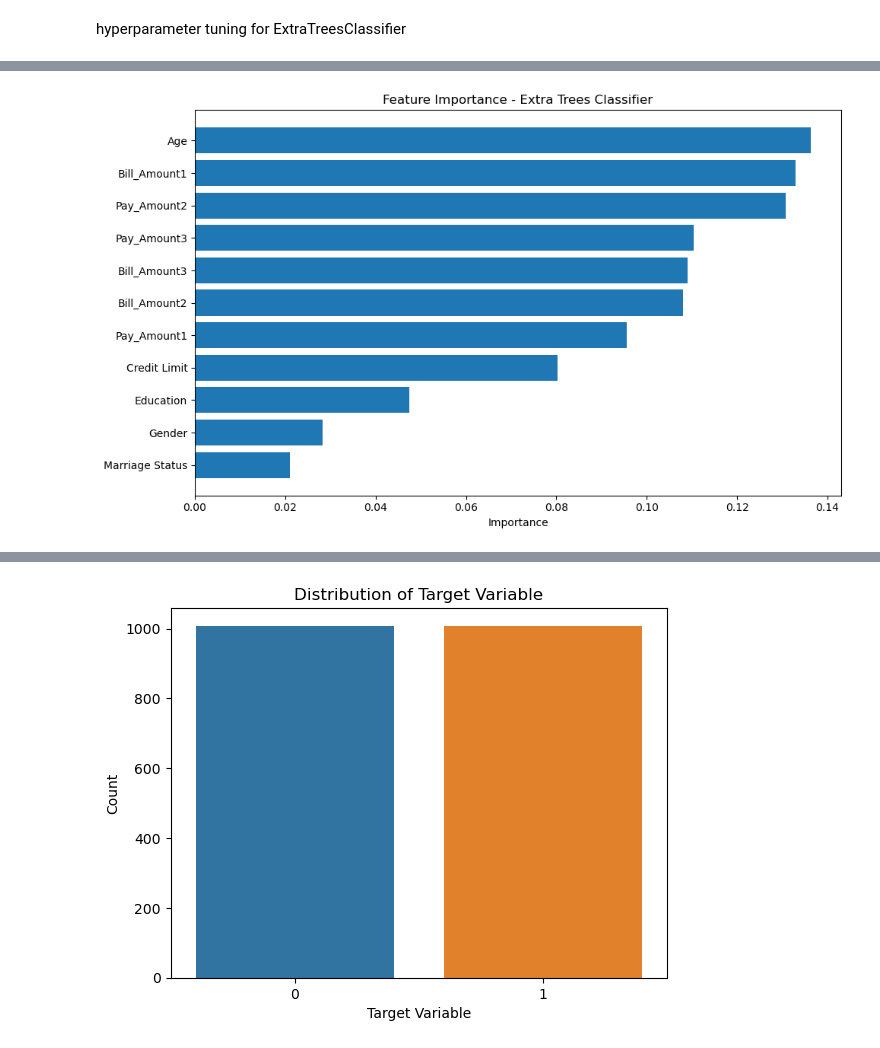
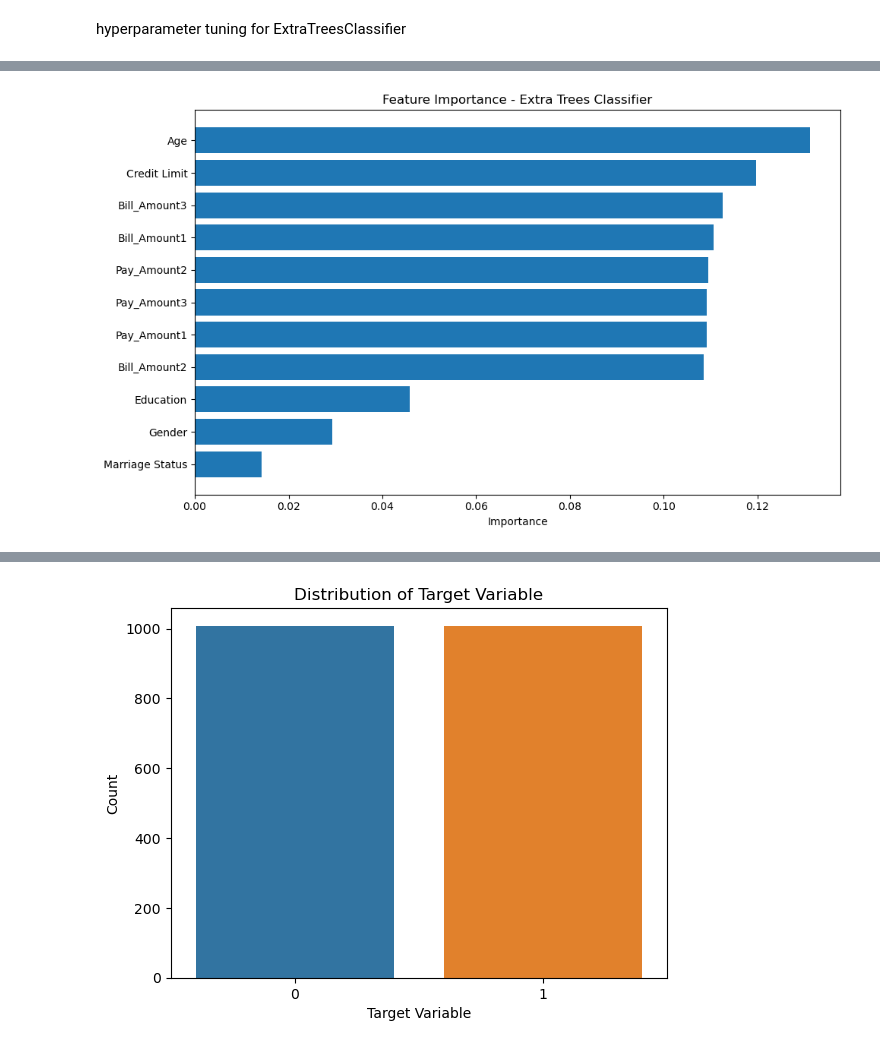
Before and after one commit to ahmakhoo/AIML-CA1, a Jupyter notebook: AIML/CA1/CA1 code - redo.ipynb, the cells around one changed output, grey strips where cells are left out. Cells and saved outputs as stored; diff of their text form; code cells hidden in the pictures.

```diff
--- a/AIML/CA1/CA1 code - redo.ipynb
+++ b/AIML/CA1/CA1 code - redo.ipynb
@@ -306,4 +337,5 @@ steps
 - Through the analysis of the data we can see that there might be some errors in the dataset as when the bill exceeds the credit limit the person doesn't default payment in some cases
 # %%
 df = pd.read_csv('../CA1/credit_dataset.csv')
-# df = df.drop('Customer ID', axis=1)
+df = df.drop('Customer ID', axis=1)
+df
@@ -869,0 +1021,9 @@ dummy_score
+# %%
+
+estimator = DummyClassifier()
+estimator.fit(X_train, y_train)
+
+cv = 5
+train_sizes = np.linspace(0.1, 1.0, 10)  # Vary the training set sizes
+plot_learning_curve(estimator, X_train, y_train, cv=cv, train_sizes=train_sizes)
+plt.show()
@@ -946,0 +1098,26 @@ plt.show()
+# %%
+from sklearn.metrics import confusion_matrix
+
+# Fit the best model on the training data
+dummy.fit(X_train, y_train)
+
+# Predict the target variable for the test data
+y_pred = dummy.predict(X_test)
+
+# Compute the confusion matrix
+# cm = confusion_matrix(y_test, y_pred)
+
+# # Print the confusion matrix
+# print("Confusion Matrix:")
+# # print(cm)
+# sns.heatmap(cm, annot=True, fmt='d', cmap='Blues')
+
+# # Add labels, title, and axis ticks
+# plt.xlabel('Predicted')
+# plt.ylabel('True')
+# plt.title('Confusion Matrix')
+
+# Show the plot
+# plt.show()
+
+plot_confusion_matrix(y_test, y_pred, classes=['non-default', 'default'])
@@ -1307,24 +1145,26 @@ plt.show()
 # %%
 # Get feature importances
-importances = model1.feature_importances_
+model2 = ExtraTreesClassifier()
+model2.fit(X_train, y_train)
+importances = model2.feature_importances_
 
 # Get feature names
 feature_names = X_train.columns
 
 # Sort feature importances in descending order
 indices = np.argsort(importances)[::-1]
 
 # Rearrange feature names based on feature importances
 sorted_feature_names = [feature_names[i] for i in indices]
 
 # Plot feature importances
 plt.figure(figsize=(10, 6))
 plt.title("Feature Importance - Extra Trees Classifier")
 plt.barh(range(X_train.shape[1]), importances[indices], align='center')
 plt.yticks(range(X_train.shape[1]), sorted_feature_names)
 plt.xlabel("Importance")
 plt.gca().invert_yaxis()  # Invert y-axis to show most important features at the top
 plt.tight_layout()
 plt.show()
 # %% [output]
-[figure, old version]
+[figure, new version]
```
Also changed, not shown: parts of 63 cells of this notebook, 1 other file.
